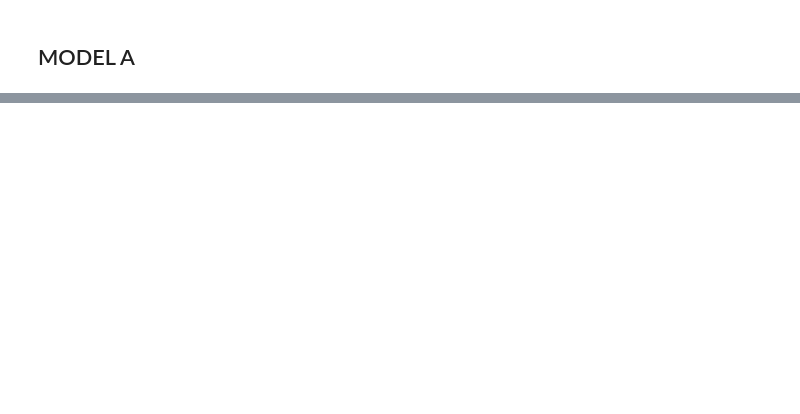
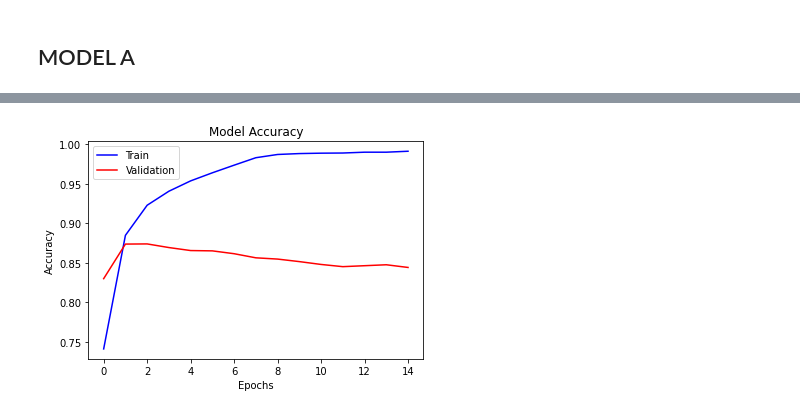
Before and after one commit to PSSABISHEK/sentiment_analysis_LSTM, a Jupyter notebook: yeet_boi.ipynb, the cells around one changed output, grey strips where cells are left out. Saved outputs shown, nothing was run; the diff lists cells and outputs as text; code cells hidden in the pictures; blank space fills up the shorter version.

```diff
--- a/yeet_boi.ipynb
+++ b/yeet_boi.ipynb
@@ -289,4 +261,0 @@ KeyboardInterrupt:
-# %%
-batch_size = 64
-epochs = 3
-model_b.fit(X_t, y, batch_size=batch_size, epochs=epochs, validation_split=0.3)
@@ -303,0 +266,17 @@ y_pred = (prediction > 0.5)
+# %%
+class Model_C():
+  def __new__(self):
+    embed_size = 128
+    model = Sequential()
+    model.add(Embedding(max_features, embed_size))
+    model.add(Bidirectional(LSTM(32, return_sequences = True)))
+    model.add(GlobalMaxPool1D())
+    model.add(Dense(20, activation="relu"))
+    model.add(Dropout(0.05))
+    model.add(Dense(1, activation="sigmoid"))
+
+    model.compile(loss='binary_crossentropy', optimizer='adam', metrics=['accuracy'])
+
+    return model
+
+model_c = Model_C()
@@ -303,0 +303,3 @@ y_pred = (prediction > 0.5)
+# %%
+model_c = Model_C()
+history_c = train_model(model_c, "model_c", 15, 64, X_train, y, 0.2)
@@ -303,0 +324,4 @@ y_pred = (prediction > 0.5)
+# %%
+generate_graph(history_c)
+# %% [output]
+[figure, added]
```
Also changed, not shown: parts of 43 cells of this notebook, 2 other files.
